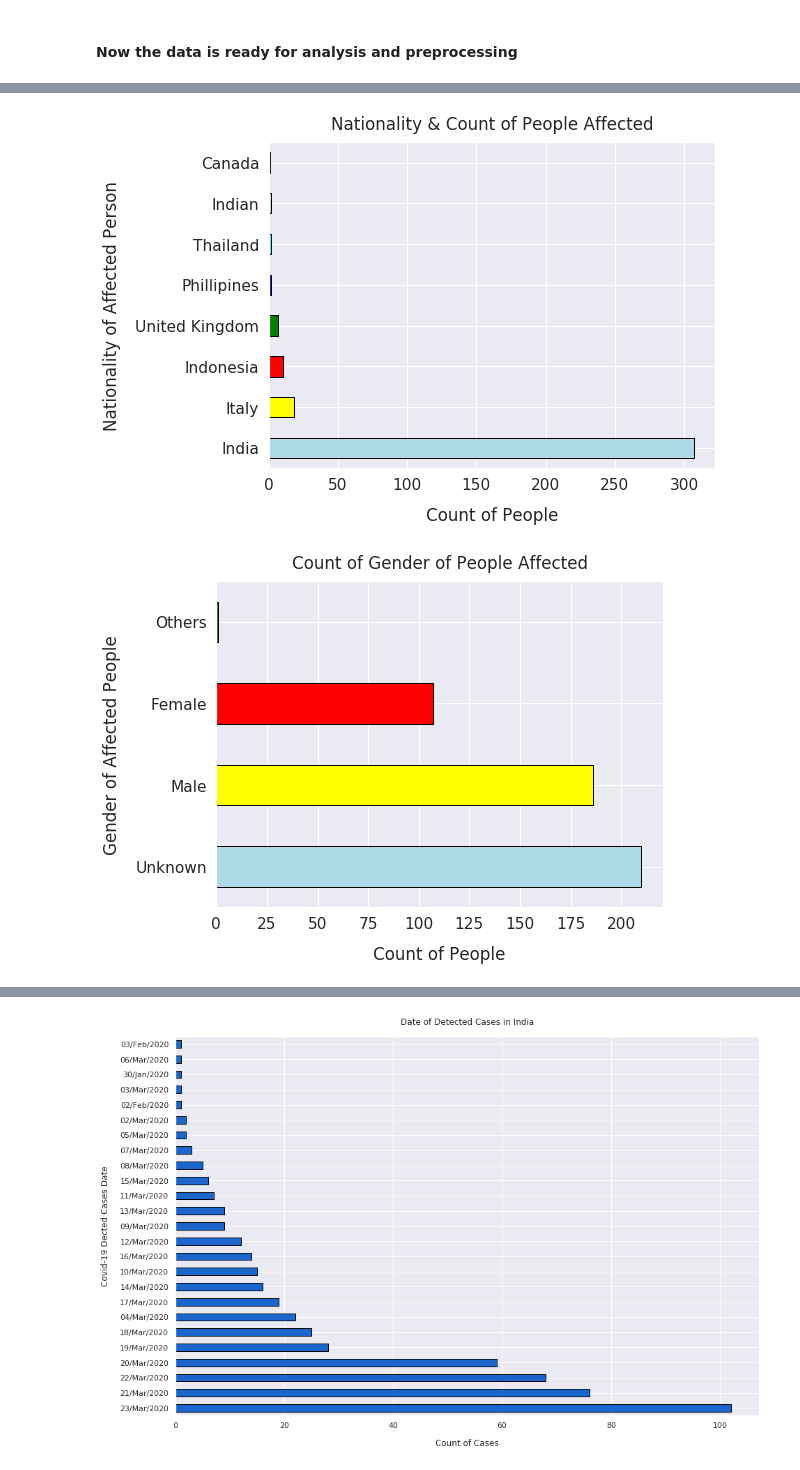
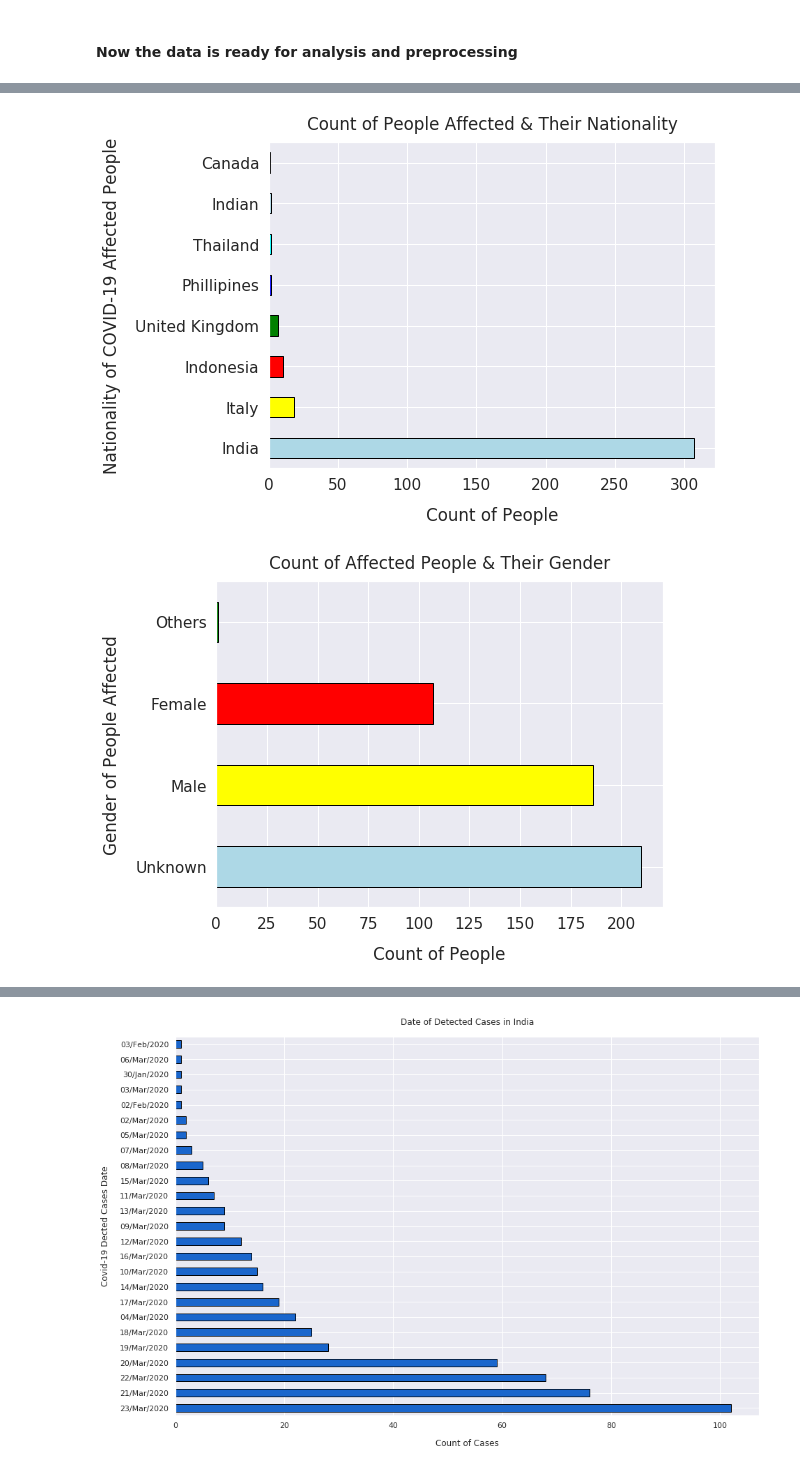
Before and after one commit to samacker77/COVID19-India-Analysis, a Jupyter notebook: notebook.ipynb, the cells around one changed output, grey strips where cells are left out. Cells and saved outputs as stored; diff of their text form; code cells hidden in the pictures.

```diff
--- a/notebook.ipynb
+++ b/notebook.ipynb
@@ -154,20 +169,18 @@ warnings.filterwarnings('ignore')
 # %%
-sns.set(font_scale=1.4)
 data['Nationality'].value_counts().plot(kind='barh', figsize=(8, 6), edgecolor='black',
                                               color=['lightblue', 'yellow','red', 'green', 'blue', 'cyan']);
-plt.ylabel("Nationality of Affected Person", labelpad=14)
+plt.ylabel("Nationality of COVID-19 Affected People", labelpad=14)
 plt.xlabel("Count of People", labelpad=14)
-plt.title("Nationality & Count of People Affected", y=1.02);
+plt.title("Count of People Affected & Their Nationality", y=1.02);
 # %% [output]
-[figure, old version]
+[figure, new version]
 # %%
-sns.set(font_scale=1.4)
 data['Gender'].value_counts().plot(kind='barh', figsize=(8, 6), edgecolor='black',
                                               color=['lightblue', 'yellow','red', 'green', 'blue', 'cyan']);
 
-plt.ylabel("Gender of Affected People", labelpad=14)
+plt.ylabel("Gender of People Affected", labelpad=14)
 plt.xlabel("Count of People", labelpad=14)
-plt.title("Count of Gender of People Affected", y=1.02);
+plt.title("Count of Affected People & Their Gender", y=1.02);
 # %% [output]
-[figure, old version]
+[figure, new version]
 # %%
```
Also changed, not shown: parts of 11 cells of this notebook.
